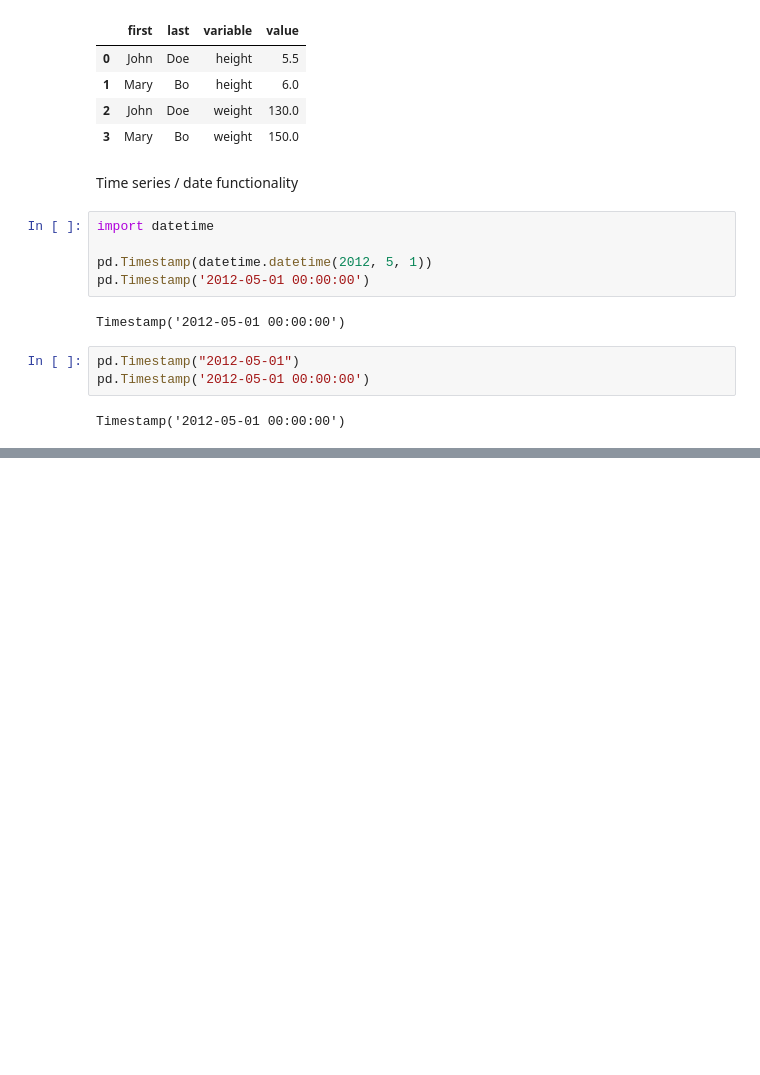
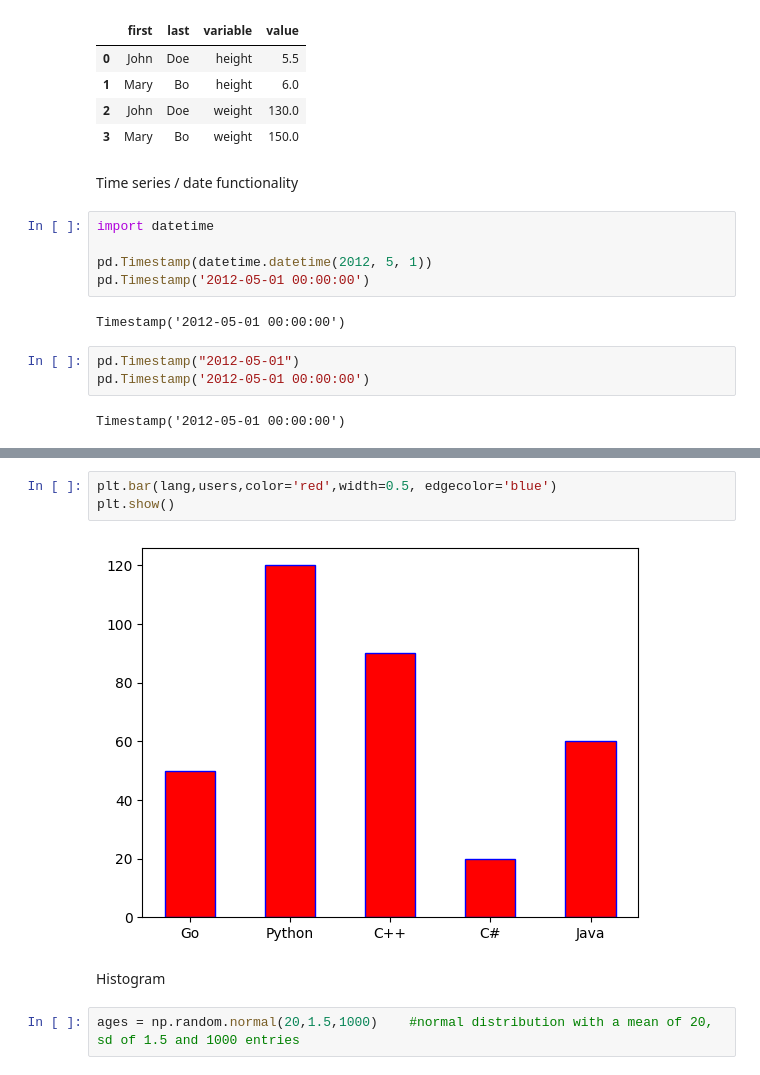
Before and after one commit to dhyan95/Self-Learning-Python-Journey, a Jupyter notebook: Python_journal.ipynb, the cells around one changed output, grey strips where cells are left out. Saved outputs shown, nothing was run; the diff lists cells and outputs as text; blank space fills up the shorter version.

```diff
--- a/Python_journal.ipynb
+++ b/Python_journal.ipynb
@@ -947,0 +979,9 @@ Timestamp('2012-05-01 00:00:00')
+# %%
+plt.bar(lang,users,color='red',width=0.5, edgecolor='blue')
+plt.show()
+# %% [output]
+[figure, added]
+# %% [markdown]
+Histogram
+# %%
+ages = np.random.normal(20,1.5,1000)    #normal distribution with a mean of 20, sd of 1.5 and 1000 entries
```
Also changed, not shown: parts of 53 cells of this notebook.
